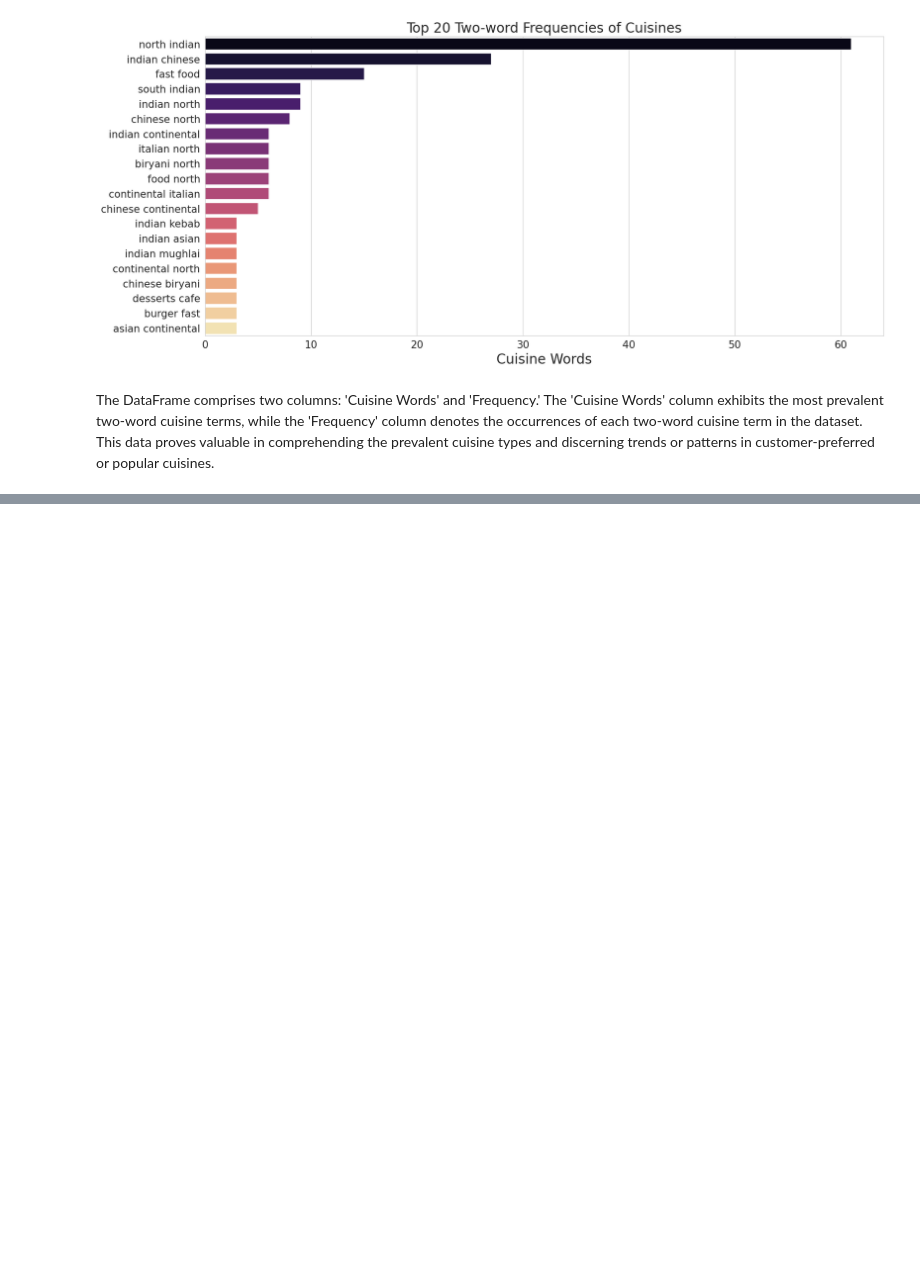
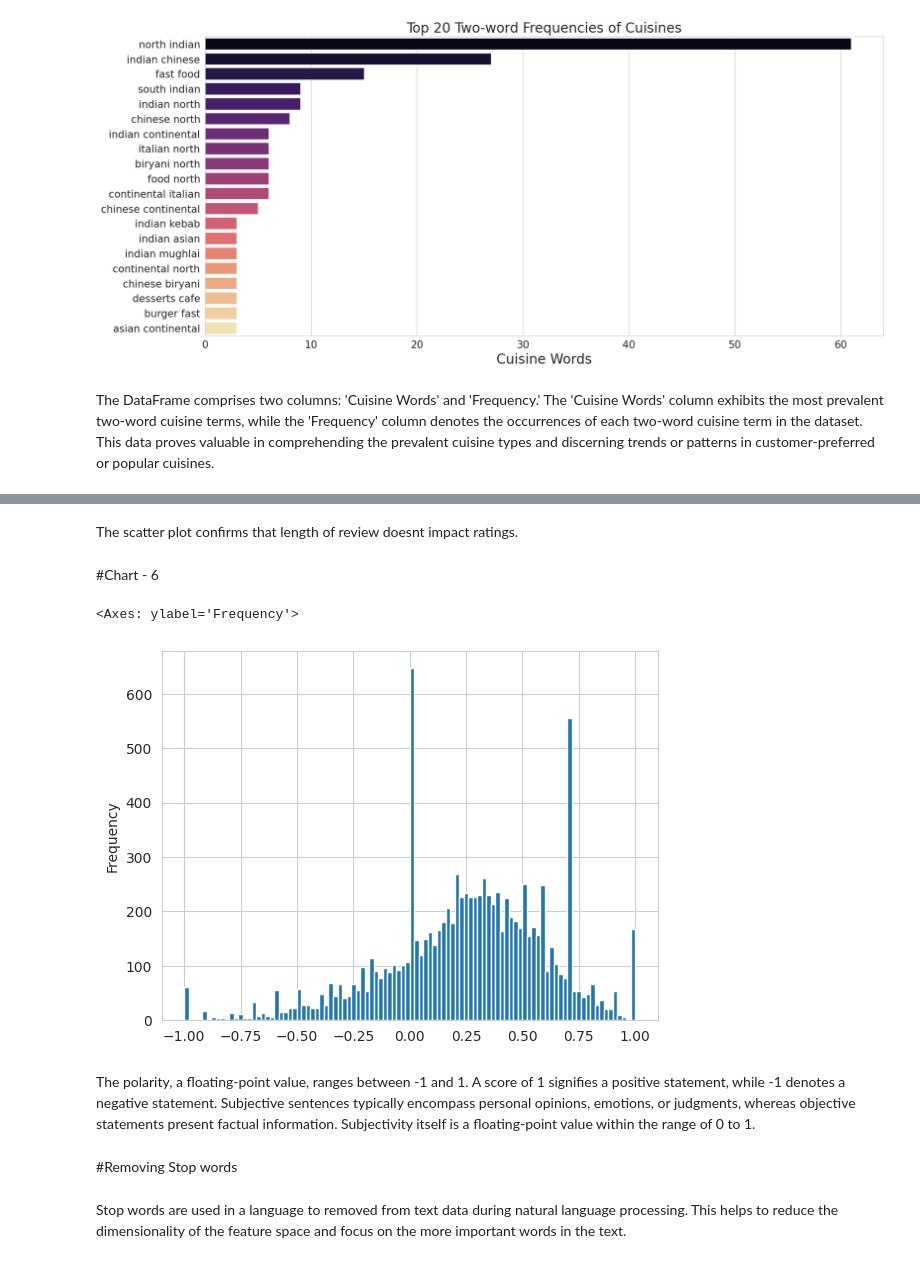
Before and after one commit to kumarsinghashu/Zomato-Restaurant-Clustering-and-Sentiment-Analysis., a Jupyter notebook: Zomato_Restaurant_Clustering_and_Sentiment_Analysis.ipynb, the cells around one changed output, grey strips where cells are left out. Saved outputs shown, nothing was run; the diff lists cells and outputs as text; code cells hidden in the pictures; blank space fills up the shorter version.

```diff
--- a/Zomato_Restaurant_Clustering_and_Sentiment_Analysis.ipynb
+++ b/Zomato_Restaurant_Clustering_and_Sentiment_Analysis.ipynb
@@ -466,0 +541,8 @@ plt.show()
+# %%
+# Removing like value and taking the mean in the rating column.
+review_df.loc[review_df['Rating'] == 'Like'] = np.nan
+
+ # Chenging the data type of rating column
+review_df['Rating']= review_df['Rating'].astype('float64')
+
+print(review_df['Rating'].mean())
@@ -466,0 +551,9 @@ plt.show()
+# %%
+# Filling mean in place of null value
+review_df['Rating'].fillna(3.6, inplace=True)
+# %%
+# Changing the data type of review column.
+review_df['Review'] = review_df['Review'].astype(str)
+
+# Creating a review_length column to check the frequency of each rating.
+review_df['Review_length'] = review_df['Review'].apply(len)
@@ -466,0 +589,20 @@ plt.show()
+# %% [markdown]
+The scatter plot confirms that length of review doesnt impact ratings.
+# %% [markdown]
+#<b/>Chart - 6</b>
+# %%
+# Creating polarity variable to see sentiments in reviews.(using textblob)
+from textblob import TextBlob
+review_df['Polarity'] = review_df['Review'].apply(lambda x: TextBlob(x).sentiment.polarity)
+# %%
+# Visualizing the polarity using histogram.
+review_df['Polarity'].plot(kind='hist', bins=100)
+# %% [output]
+<Axes: ylabel='Frequency'>
+[figure, added]
+# %% [markdown]
+The polarity, a floating-point value, ranges between -1 and 1. A score of 1 signifies a positive statement, while -1 denotes a negative statement. Subjective sentences typically encompass personal opinions, emotions, or judgments, whereas objective statements present factual information. Subjectivity itself is a floating-point value within the range of 0 to 1.
+# %% [markdown]
+#<b/>Removing Stop words</b>
+# %% [markdown]
+Stop words are used in a language to removed from text data during natural language processing. This helps to reduce the dimensionality of the feature space and focus on the more important words in the text.
```
Also changed, not shown: parts of 36 cells of this notebook.
